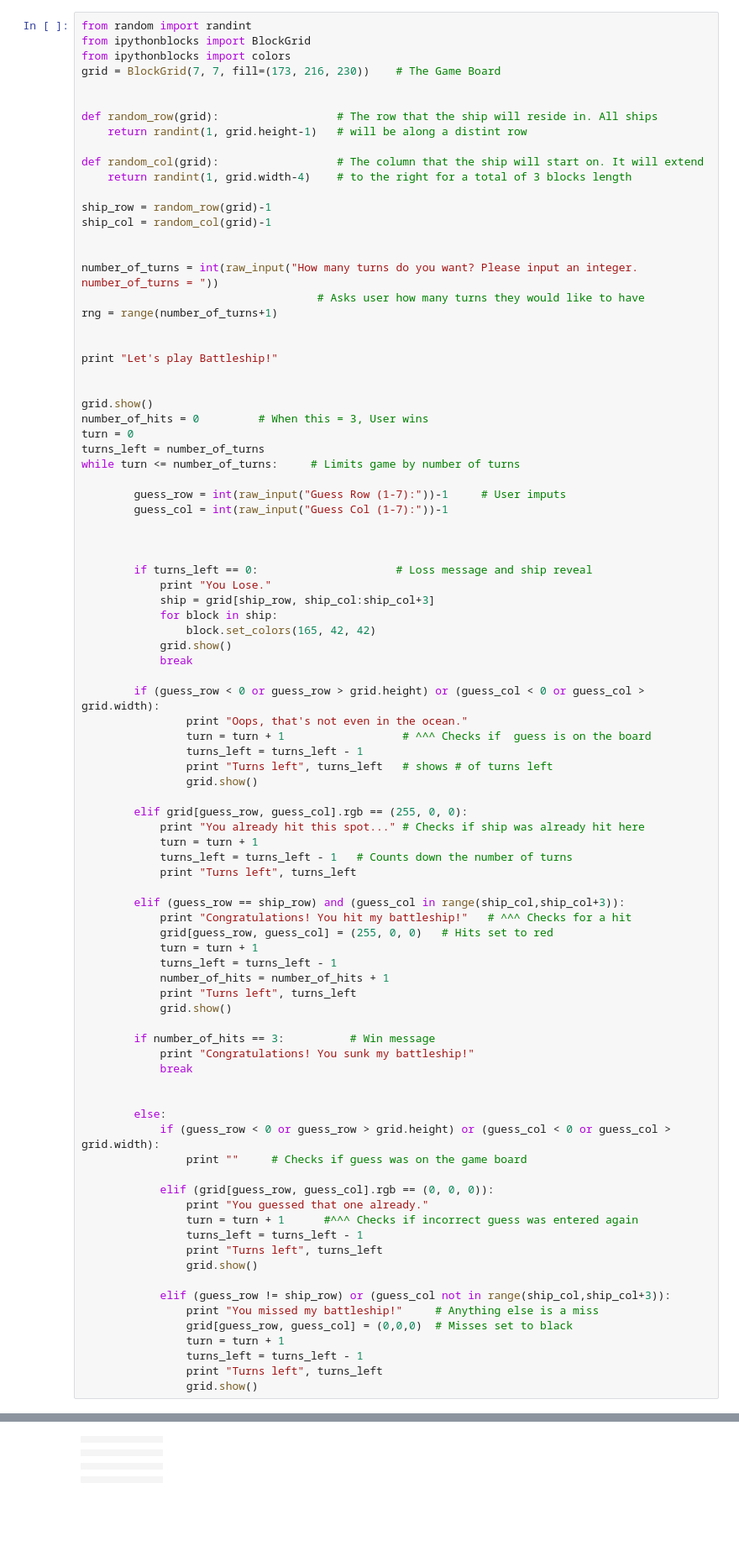
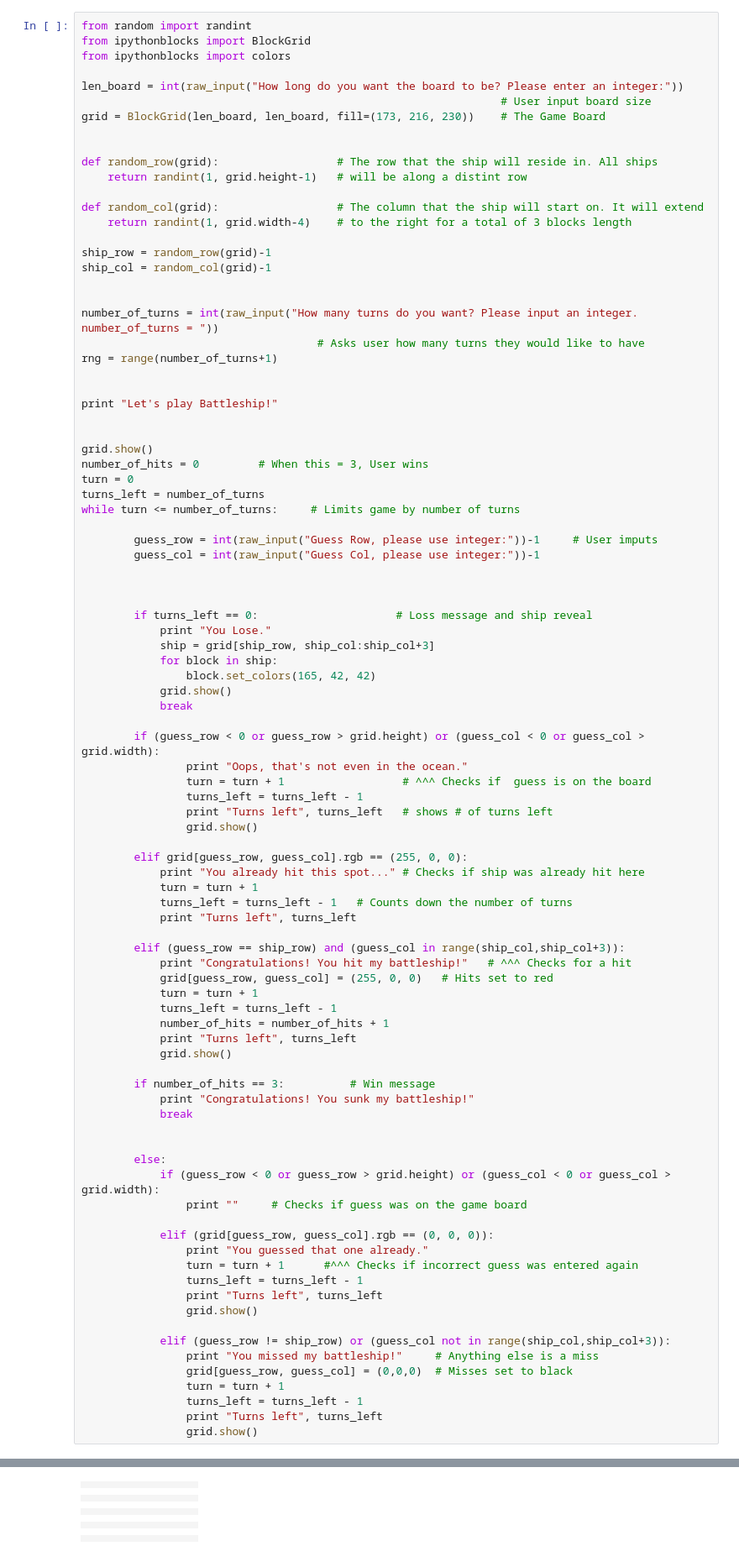
Before and after one commit to lhorowit/PHYS202-S14, a Jupyter notebook: Battleship.ipynb, the cells around one changed output, grey strips where cells are left out. Shown at 84% size. Drawn from its saved outputs; the diff is of its cells as text; blank space fills up the shorter version.

Commit message:
Added user input for board size

```diff
--- a/Battleship.ipynb
+++ b/Battleship.ipynb
@@ -12,7 +12,10 @@ Make sure you give yourself enough turns ;)
 from random import randint
 from ipythonblocks import BlockGrid
 from ipythonblocks import colors
-grid = BlockGrid(7, 7, fill=(173, 216, 230))    # The Game Board
+
+len_board = int(raw_input("How long do you want the board to be? Please enter an integer:"))
+                                                                # User input board size
+grid = BlockGrid(len_board, len_board, fill=(173, 216, 230))    # The Game Board
 
 
 def random_row(grid):                  # The row that the ship will reside in. All ships
@@ -39,8 +42,8 @@ turn = 0
 turns_left = number_of_turns
 while turn <= number_of_turns:     # Limits game by number of turns
 
-        guess_row = int(raw_input("Guess Row (1-7):"))-1     # User imputs
-        guess_col = int(raw_input("Guess Col (1-7):"))-1
+        guess_row = int(raw_input("Guess Row, please use integer:"))-1     # User imputs
+        guess_col = int(raw_input("Guess Col, please use integer:"))-1
 
 
 
@@ -102,8 +106,11 @@ How many turns do you want? Please input an integer. number_of_turns = 5
 Let's play Battleship!
-|  |  |  |  |  |  |  |
-|  |  |  |  |  |  |  |
-|  |  |  |  |  |  |  |
-|  |  |  |  |  |  |  |
-|  |  |  |  |  |  |  |
-|  |  |  |  |  |  |  |
-|  |  |  |  |  |  |  |
+|  |  |  |  |  |  |  |  |  |  |
+|  |  |  |  |  |  |  |  |  |  |
+|  |  |  |  |  |  |  |  |  |  |
+|  |  |  |  |  |  |  |  |  |  |
+|  |  |  |  |  |  |  |  |  |  |
+|  |  |  |  |  |  |  |  |  |  |
+|  |  |  |  |  |  |  |  |  |  |
+|  |  |  |  |  |  |  |  |  |  |
+|  |  |  |  |  |  |  |  |  |  |
+|  |  |  |  |  |  |  |  |  |  |
```
Also changed, not shown: parts of 1 cell of this notebook.
